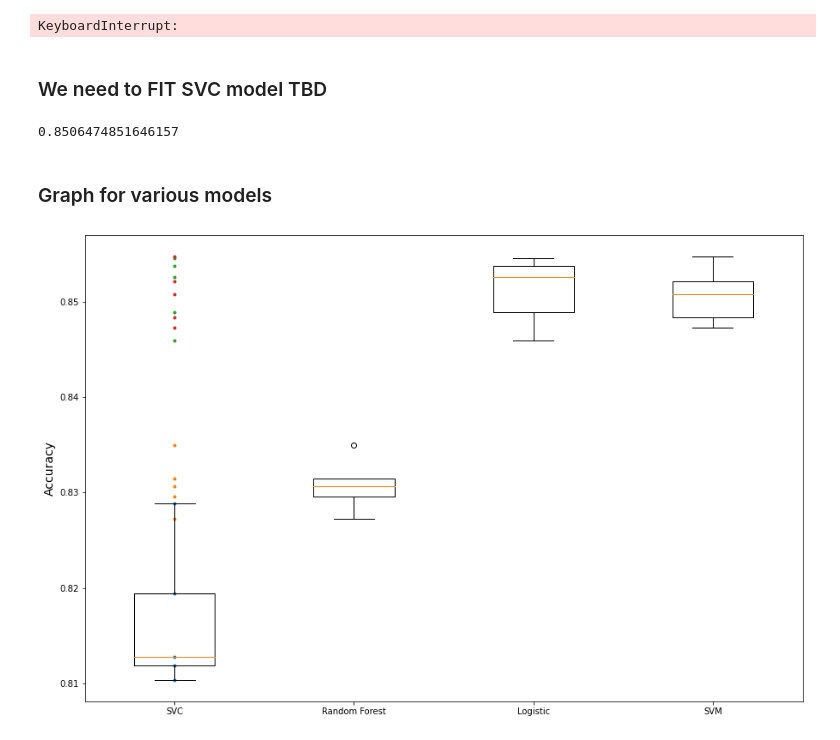
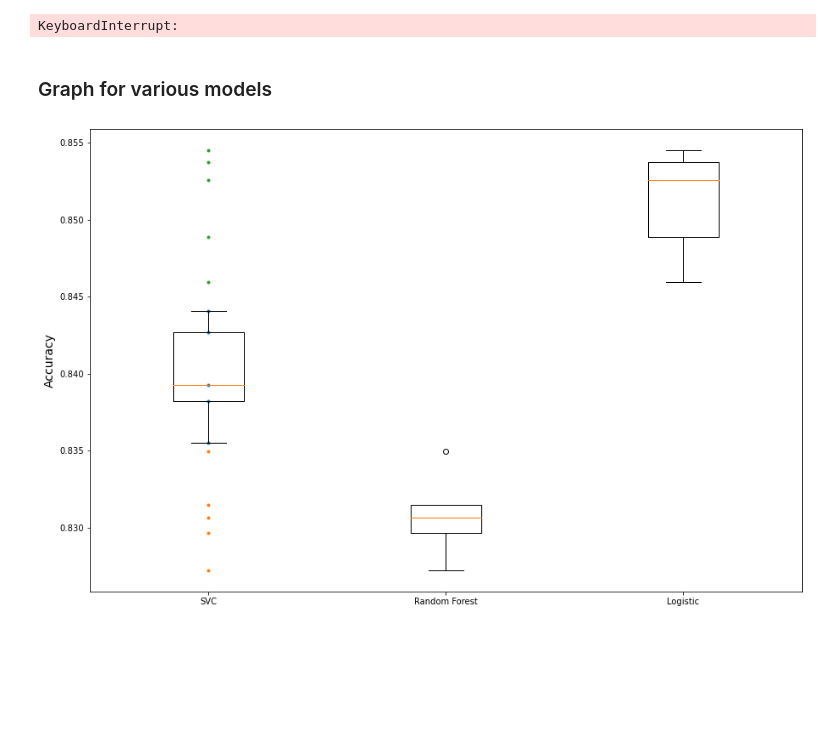
Before and after one commit to LuisErnestoZamb/final_project_ia, a Jupyter notebook: vaccine_train.ipynb, the cells around one changed output. Saved outputs shown, nothing was run; the diff lists cells and outputs as text; code cells hidden in the pictures; blank space fills up the shorter version.

```diff
--- a/vaccine_train.ipynb
+++ b/vaccine_train.ipynb
@@ -481,11 +488,12 @@ for mean_score,params in zip (cvres_rf["mean_test_score"],cvres_rf["params"]):
 # %% [markdown]
 ### SVC modelling to fit features to labels
 # %%
+
 from sklearn.svm import SVC
 
-svc_clf = SVC(kernel="poly",degree=3,coef0=1, C= 10)
+svc_clf = SVC(kernel="rbf",coef0=1, C= 10)
 svc_clf.fit(X_train, y_train)
-svc_clf_X_test = preprocess_pipeline.transform(test_set_features[total_attribs])
+###svc_clf_X_test = preprocess_pipeline.transform(test_set_features[total_attribs])
 svc_clf_y_pred = svc_clf.predict(X_test)
 # %% [markdown]
 ### Crossvalidation for SVC
@@ -599,29 +606,19 @@ rnd_search = RandomizedSearchCV(svm_reg, param_distributions=param_distribs,
                                 n_iter=50, cv=2, scoring='neg_mean_squared_error',
                                 verbose=1, random_state=42)
 rnd_search.fit(X_train, y_train)
-# %% [markdown]
-### We need to FIT SVC model TBD
-# %%
-from sklearn.svm import SVC
-
-svm_clf = SVC(gamma="auto")
-svm_scores = cross_val_score(svm_clf, X_train, y_train, cv=5)
-svm_scores.mean()
-# %% [output]
-0.8506474851646157
 # %% [markdown]
 ### Graph for various models
 # %%
 import matplotlib.pyplot as plt
 
 plt.figure(figsize=(15, 10))
 plt.plot([1]*5, svc_clf_scores, ".")
 plt.plot([1]*5, forest_scores, ".")
 plt.plot([1]*5, logistic_scores, ".")
-plt.plot([1]*5, svm_scores, ".")
 
-plt.boxplot([svc_clf_scores, forest_scores, logistic_scores,svm_scores], labels=("SVC","Random Forest", "Logistic","SVM"))
+
+plt.boxplot([svc_clf_scores, forest_scores, logistic_scores], labels=("SVC","Random Forest", "Logistic"))
 plt.ylabel("Accuracy", fontsize=14)
 plt.show()
 # %% [output]
-[figure, old version]
+[figure, new version]
```
Also changed, not shown: parts of 30 cells of this notebook.
